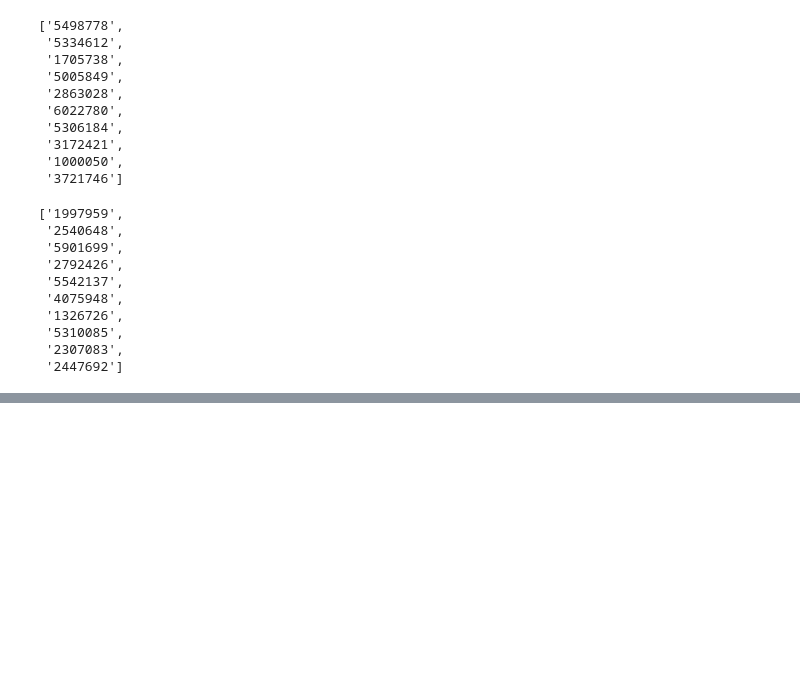
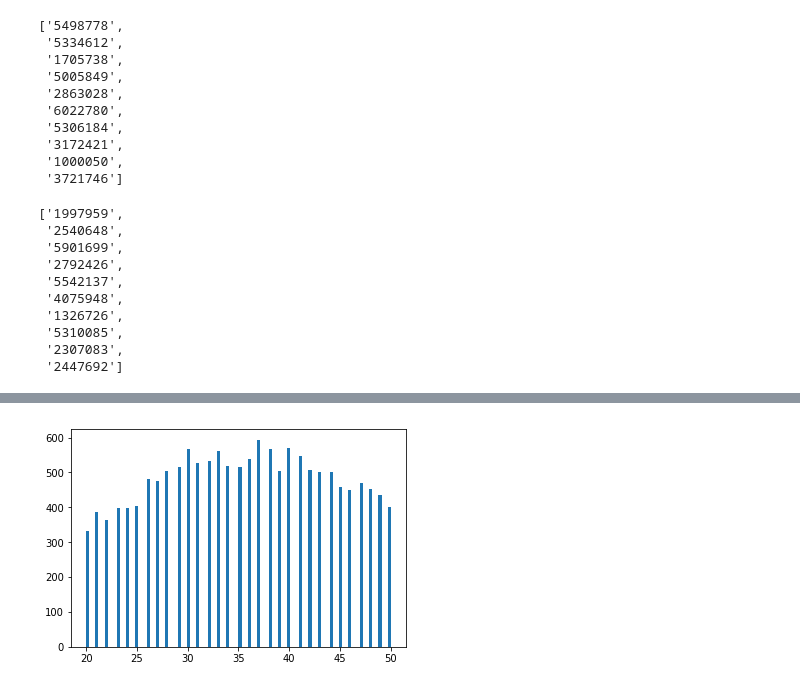
Before and after one commit to ramonacirstian/Diffusion, a Jupyter notebook: basic_stats.ipynb, the cells around one changed output, grey strips where cells are left out. Saved outputs shown, nothing was run; the diff lists cells and outputs as text; code cells hidden in the pictures; blank space fills up the shorter version.

```diff
--- a/basic_stats.ipynb
+++ b/basic_stats.ipynb
@@ -274,0 +291,4 @@ outliers_dmri2.head(n=10).index.tolist()
+# %%
+norm2_dmri_demo = norm1_dmri_demo.copy(deep=True)
+norm2_dmri_demo['dmri_slices_corrected'] = norm1_dmri_demo['dmri_slices_corrected'].mask(norm1_dmri_demo['dmri_slices_corrected']>50).mask(norm1_dmri_demo['dmri_slices_corrected']<20)
+norm2_dmri_demo.dropna(inplace=True)
@@ -274,0 +299,4 @@ outliers_dmri2.head(n=10).index.tolist()
+# %%
+plt.hist(norm2_dmri_demo['dmri_slices_corrected'], bins=100);
+# %% [output]
+[figure, added]
```
Also changed, not shown: parts of 6 cells of this notebook.
